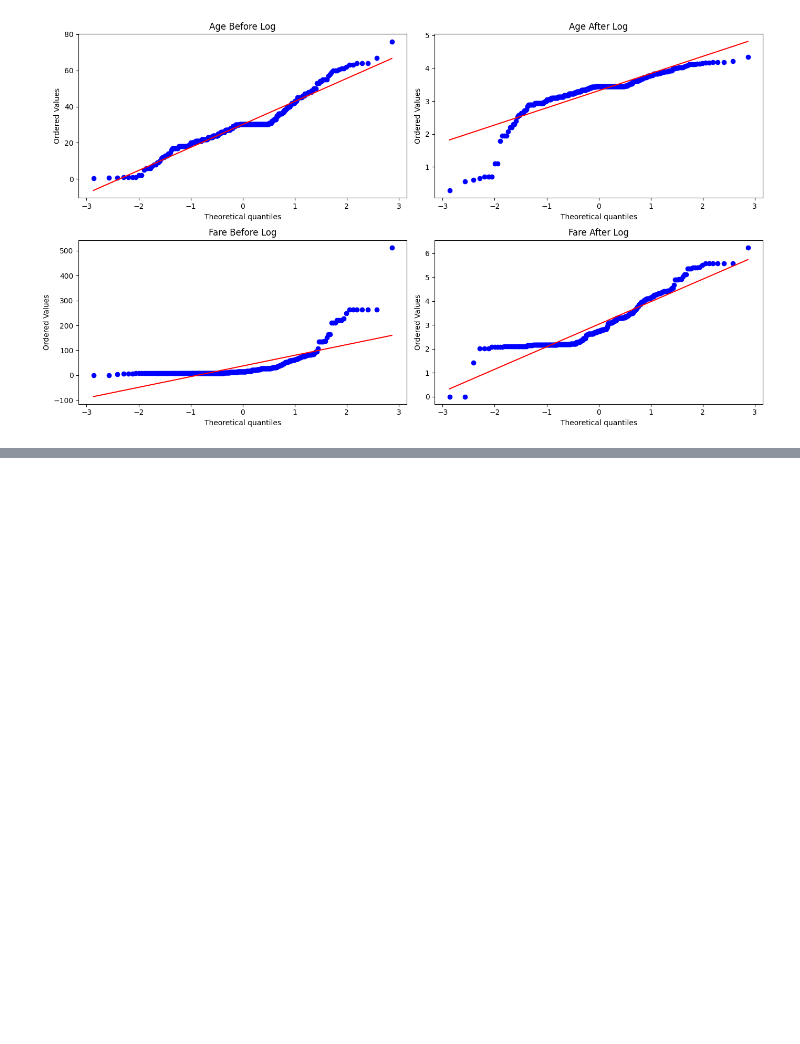
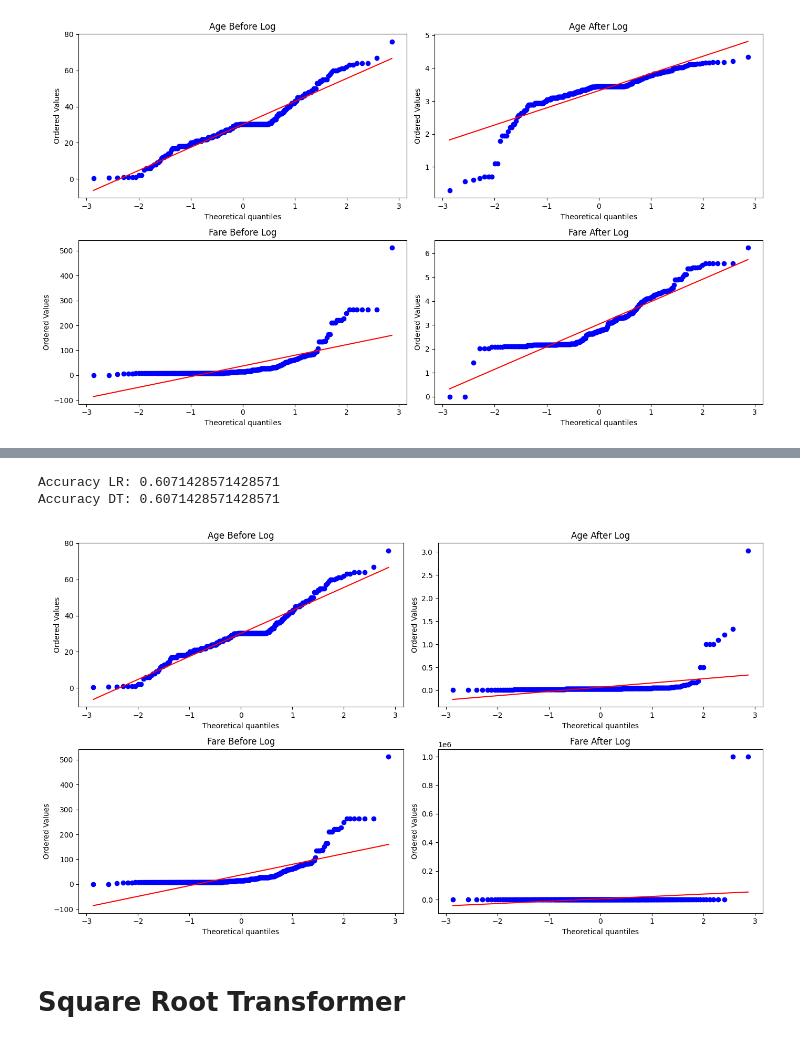
Before and after one commit to Dhe-Reigner/sk-learn, a Jupyter notebook: sci.ipynb, the cells around one changed output, grey strips where cells are left out. Cells and saved outputs as stored; diff of their text form; code cells hidden in the pictures; blank space fills up the shorter version.

```diff
--- a/sci.ipynb
+++ b/sci.ipynb
@@ -1170,0 +1218,57 @@ plt.show()
+# %%
+# Define the square transformation function
+def square_transform(X):
+    return X ** 2
+
+# Create the FunctionTransformer
+trf_square = FunctionTransformer(func = square_transform)
+
+# Apply the transformation to the 'Fare' features in the training and test data
+X_train_transformed_fare = X_train['Fare'].values.reshape(-1, 1)
+X_test_transformed_fare = X_test['Fare'].values.reshape(-1, 1)
+X_train_transformed_fare = trf_square.fit_transform(X_train_transformed_fare)
+X_test_transformed_fare = trf_square.transform(X_test_transformed_fare)
+
+# Now you can proceed with fitting your classifiers using the transformation
+clf.fit(X_train_transformed_fare, y_train)
+clf2.fit(X_train_transformed_fare, y_train)
+
+# Predictions
+y_pred = clf.predict(X_test_transformed_fare)
+y_pred2 = clf2.predict(X_test_transformed_fare)
+
+# Access the accuracy
+print("Accuracy LR:", accuracy_score(y_test, y_pred))
+print("Accuracy DT:", accuracy_score(y_test, y_pred2))
+# %% [output]
+Accuracy LR: 0.6071428571428571
+Accuracy DT: 0.6071428571428571
+# %%
+import matplotlib.pyplot as plt
+import scipy.stats as stats
+
+# Create subplots with 2 rows and 2 columns
+fig, axs = plt.subplots(2, 2, figsize=(14, 8))
+
+# Plot the first QQ plot for Age Before Log
+stats.probplot(X_train['Age'], dist='norm', plot=axs[0 ,0])
+axs[0, 0].set_title('Age Before Log')
+
+# Plot the second QQ plot for Age After Log
+stats.probplot(X_train_transformed['Age'], dist="norm", plot=axs[0, 1])
+axs[0, 1].set_title('Age After Log')
+
+# Plot the third QQ plot for Fare Before Log
+stats.probplot(X_train['Fare'], dist="norm", plot=axs[1, 0])
+axs[1, 0].set_title('Fare Before Log')
+
+# Plot the fourth QQ plot for Fare After Log
+stats.probplot(X_train_transformed['Fare'], dist="norm", plot=axs[1, 1])
+axs[1, 1].set_title('Fare After Log')
+
+plt.tight_layout()  # Adjust layout to prevent overlapping
+plt.show()
+# %% [output]
+[figure, added]
+# %% [markdown]
+# Square Root Transformer
```
Also changed, not shown: parts of 11 cells of this notebook.
